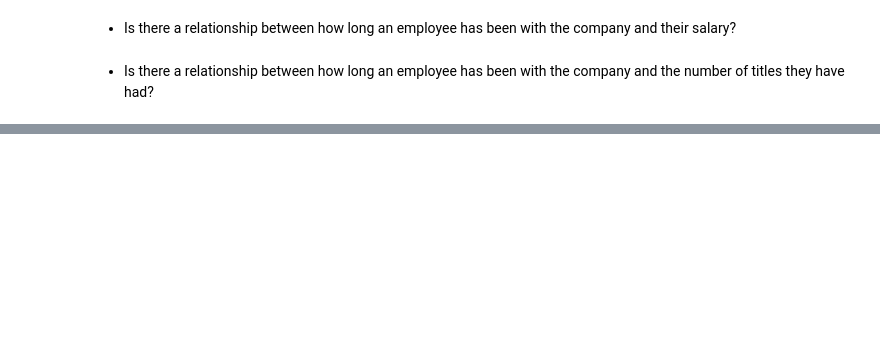
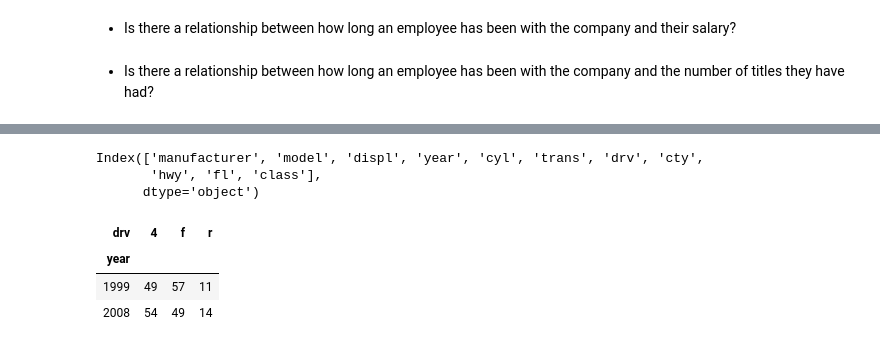
Before and after one commit to QuantumKane/statistics-exercises, a Jupyter notebook: hypothesis_testing.ipynb, the cells around one changed output, grey strips where cells are left out. Drawn from its saved outputs; the diff is of its cells as text; code cells hidden in the pictures; blank space fills up the shorter version.

```diff
--- a/hypothesis_testing.ipynb
+++ b/hypothesis_testing.ipynb
@@ -293,0 +434,5 @@ df.head()
+# %%
+# Loading the dataset
+
+df = data("mpg")
+df.head()
@@ -293,0 +446,19 @@ df.head()
+# %%
+df.columns
+# %% [output]
+Index(['manufacturer', 'model', 'displ', 'year', 'cyl', 'trans', 'drv', 'cty',
+       'hwy', 'fl', 'class'],
+      dtype='object')
+# %%
+# Stating the null, alternative and alpha
+#null = the drive and the year are independent
+#alternative = There is a dependence between the drive and the year
+alpha = .05
+
+observed = pd.crosstab(df.year, df.drv)
+observed
+# %% [output]
+| drv | 4 | f | r |
+| year |  |  |  |
+| 1999 | 49 | 57 | 11 |
+| 2008 | 54 | 49 | 14 |
```
Also changed, not shown: parts of 34 cells of this notebook.
